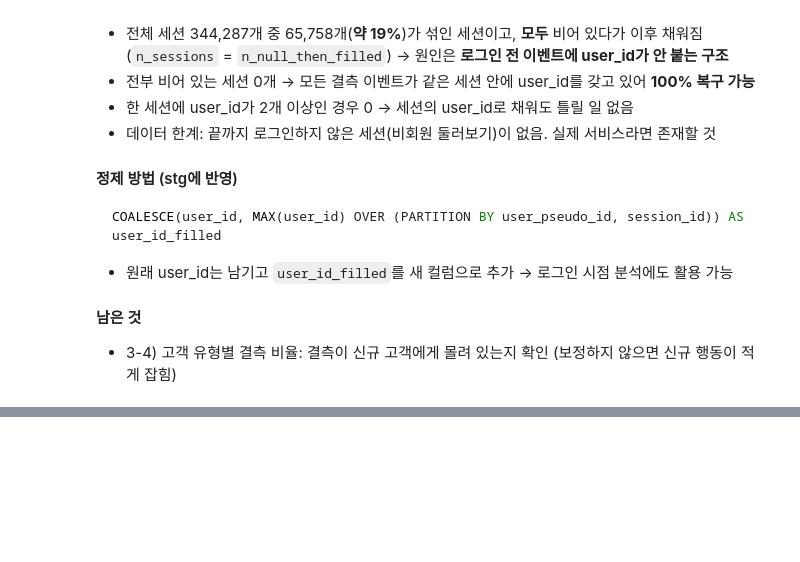
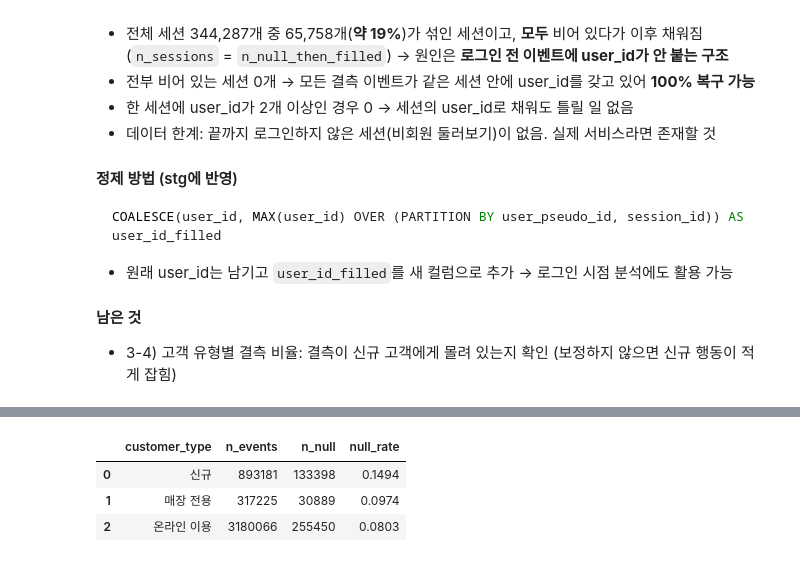
Before and after one commit to YURI0822/beauty-checkout-ab-test, a Jupyter notebook: notebooks/02_quality_check.ipynb, the cells around one changed output, grey strips where cells are left out. Cells and saved outputs as stored; diff of their text form; code cells hidden in the pictures; blank space fills up the shorter version.

Commit message:
품질 점검 3번 완료: user_id 결측 신규 쏠림 확인
- 3-4 고객 유형별 결측: 신규 14.9% > 매장 9.7% > 온라인 8.0%
- 결측이 신규에 몰려 있어 stg에서 user_id_filled 보정 필수
- 조인 실수(NULL 컬럼으로 조인) 발견 후 세션 주인 기준으로 수정
- 4번(구매 정합성) 섹션 시작

```diff
--- a/notebooks/02_quality_check.ipynb
+++ b/notebooks/02_quality_check.ipynb
@@ -422,0 +427,53 @@ COALESCE(user_id, MAX(user_id) OVER (PARTITION BY user_pseudo_id, session_id)) A
+# %%
+# 3-4) 고객 유형별 user_id 결측 비율: 결측이 신규 고객에게 몰려 있는지
+# 방법: 결측 이벤트는 user_id가 없어서 누구인지 모름
+#       → 같은 세션의 user_id(3-3에서 세션마다 1개뿐인 것 확인)로 주인을 찾고
+#       → users 테이블의 첫 구매일로 고객 유형을 나눔
+query("""
+with e as (
+  select
+    parse_date('%Y%m%d',event_date) AS event_dt,              # 고객 유형을 event 기준으로 재정리하기 위해 필요
+    user_pseudo_id,
+    (select value.int_value
+      from UNNEST(event_params)
+      where key = 'ga_session_id') AS session_id,
+    user_id                                                   # 결측일 수 있는 원래 값
+  from raw.events
+),
+sess_user AS (                # 유저 구분 규칙: 구매 이력이 있으면 기존 고객. 판단 기준일 = 이벤트 날짜
+                              # 순서가 중요: 온라인 구매 이력부터 확인 → 없으면 매장 → 둘 다 없으면 신규
+  select
+    user_pseudo_id,
+    session_id,
+    MAX(user_id) AS session_user_id                             # MAX는 NULL을 무시하므로 세션 안의 유일한 user_id 확인
+  from e
+  group by 1,2
+  having count(distinct user_id) = 1                            # user_id가 정확히 1개인 세션만 (3-3에서 전 세션이 해당)
+)
+select
+  case
+    when u.first_online_purchase_date < e.event_dt then '온라인 이용'
+    when u.first_store_purchase_date < e.event_dt then '매장 전용'
+    else '신규'
+  end                                                             as customer_type,
+  count(*)                                                        as n_events,      # 유형별 전체 이벤트
+  countif(e.user_id is null)                                      as n_null,        # 그 중 원래 user_id가 빈 이벤트
+  round(countif(e.user_id is null) / count(*),4)                  as null_rate      # 결측비율
+from e
+join sess_user su
+  on e.user_pseudo_id = su.user_pseudo_id
+ and e.session_id = su.session_id
+join raw.users u
+  on su.session_user_id = u.user_id
+group by 1
+order by null_rate desc
+""")
+
+# 결과 읽는 법
+# - n_events 합이 전체 이벤트 수(4,390,472)와 같아야 함 (모든 세션이 user_id를 가지므로 빠지는 행 없음)
+# - 신규의 null_rate가 다른 유형보다 확실히 높으면 → "보정하지 않으면 신규 행동이 적게 잡힌다" → stg 보정 필수
+# %% [output]
+|  | customer_type | n_events | n_null | null_rate |
+| 0 | 신규 | 893181 | 133398 | 0.1494 |
+| 1 | 매장 전용 | 317225 | 30889 | 0.0974 |
+| 2 | 온라인 이용 | 3180066 | 255450 | 0.0803 |
```
Also changed, not shown: parts of 2 cells of this notebook.
